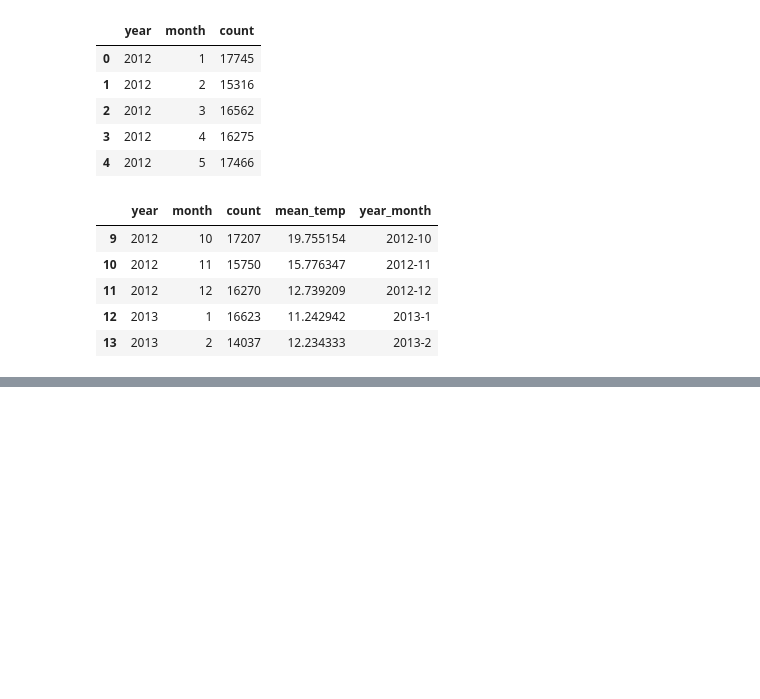
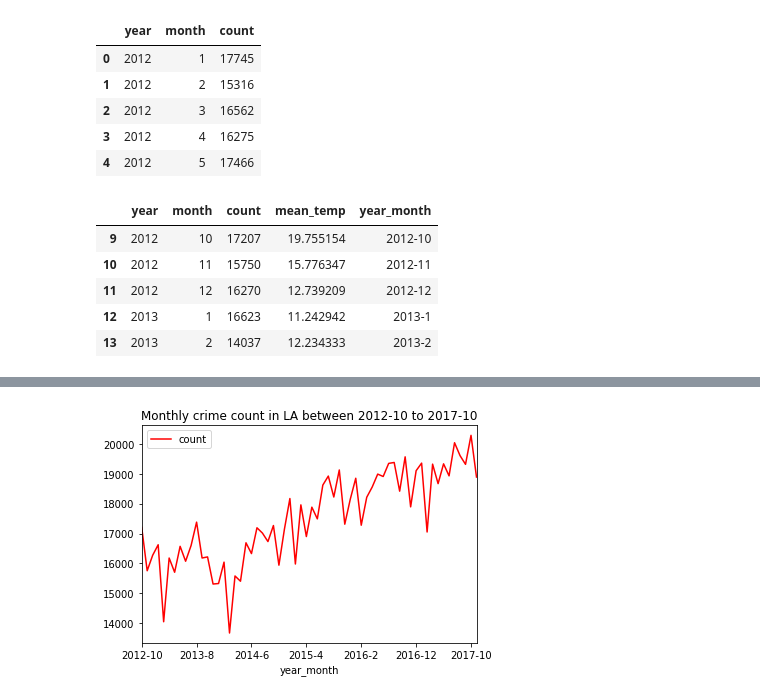
Before and after one commit to AprilW048/Final_Project, a Jupyter notebook: Weatherindex_and_Crime.ipynb, the cells around one changed output, grey strips where cells are left out. Drawn from its saved outputs; the diff is of its cells as text; code cells hidden in the pictures; blank space fills up the shorter version.

```diff
--- a/Weatherindex_and_Crime.ipynb
+++ b/Weatherindex_and_Crime.ipynb
@@ -682,4 +699,7 @@ plt.show()
 # %%
-LA_crime_weather_month.plot(x='year_month', y='count',c='r')
+LA_c_plot=LA_crime_weather_month.plot(x='year_month', y='count',c='r')
+LA_c_plot.set_title('Monthly crime count in LA between 2012-10 to 2017-10')
 plt.show()
+# %% [output]
+[figure, added]
 # %%
```
Also changed, not shown: parts of 9 cells of this notebook.
